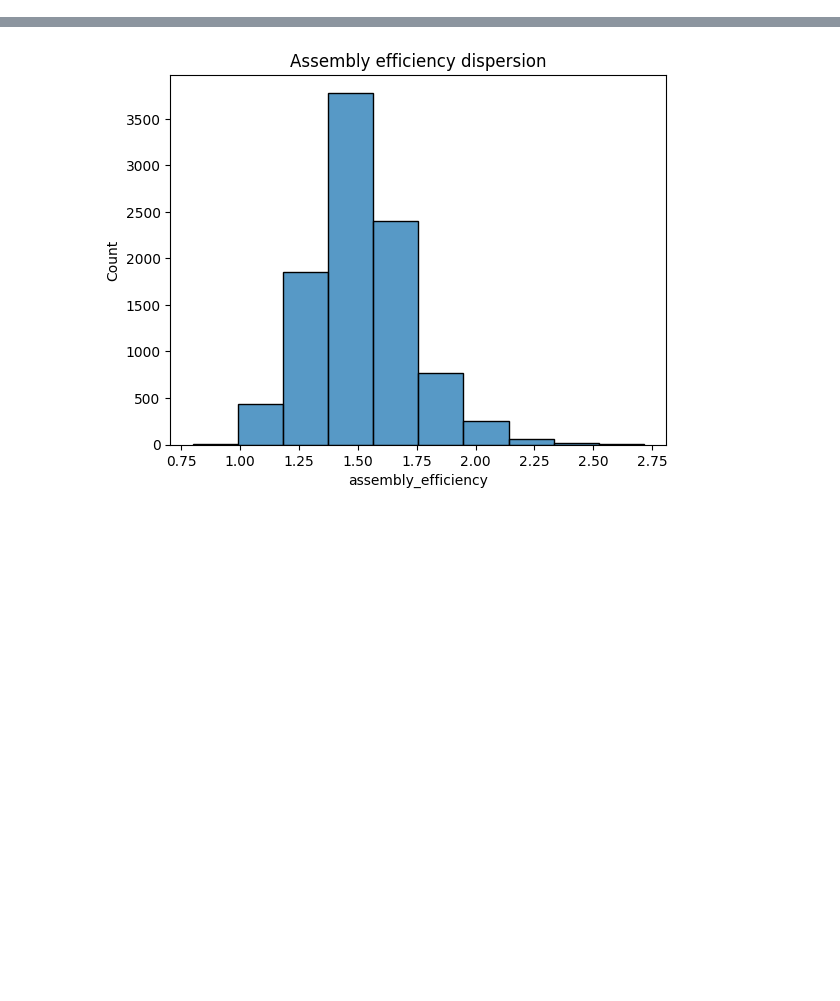
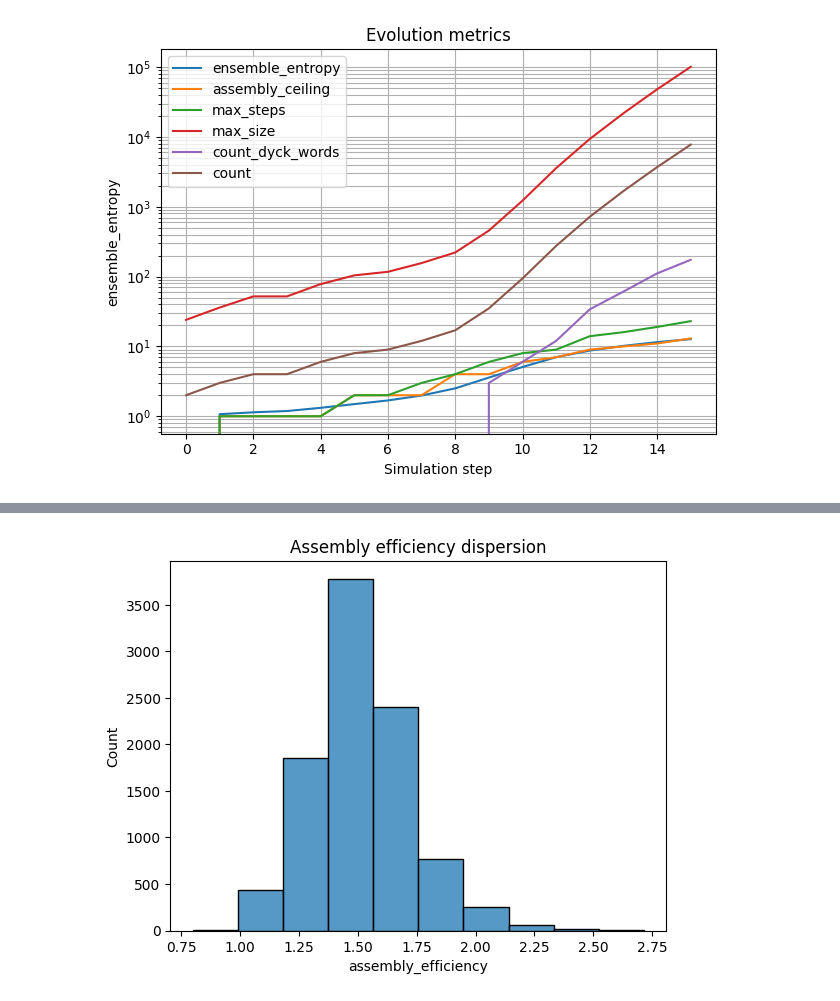
Before and after one commit to jiug/tfm, a Jupyter notebook: code/notebook.ipynb, the cells around one changed output, grey strips where cells are left out. Saved outputs shown, nothing was run; the diff lists cells and outputs as text; code cells hidden in the pictures; blank space fills up the shorter version.

```diff
--- a/code/notebook.ipynb
+++ b/code/notebook.ipynb
@@ -10,6 +10,10 @@ from tqdm import tqdm
 # %%
 a = ap.AssemblyPool(50,50)
 evolution = a.evolve(10000)
+# %%
+ap.evol_graph(evolution)
+# %% [output]
+[figure, added]
 # %%
 sns.heatmap(evolution.corr(),annot=True)
 plt.title("Correlation heatmap")
```
Also changed, not shown: parts of 5 cells of this notebook, 7 other files.
